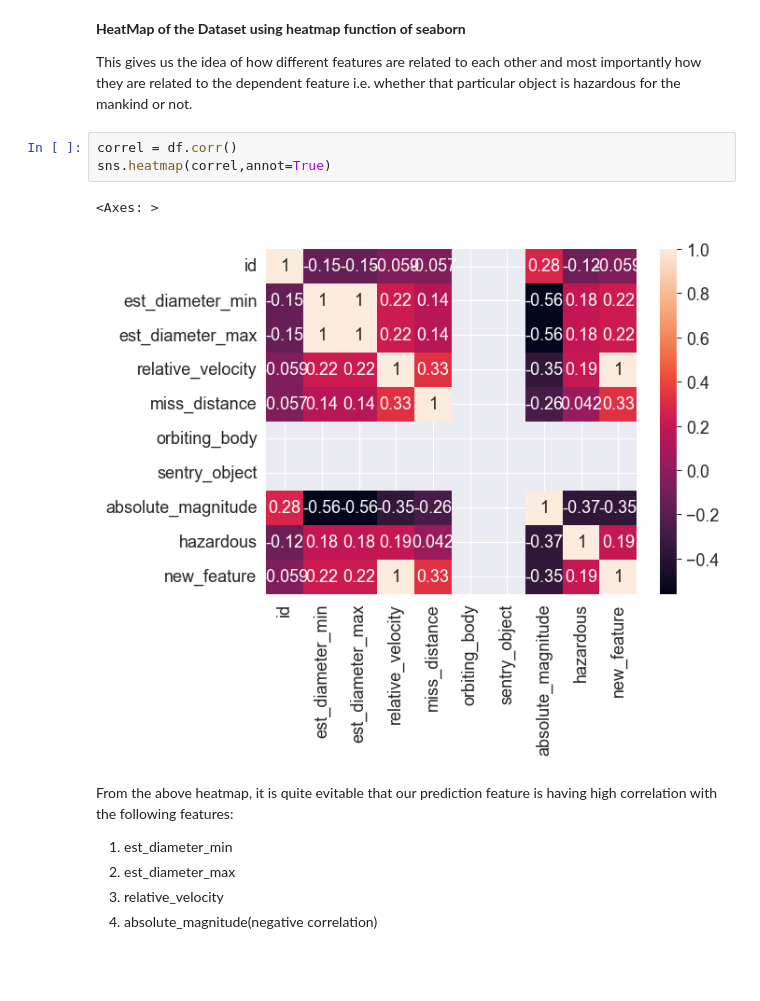
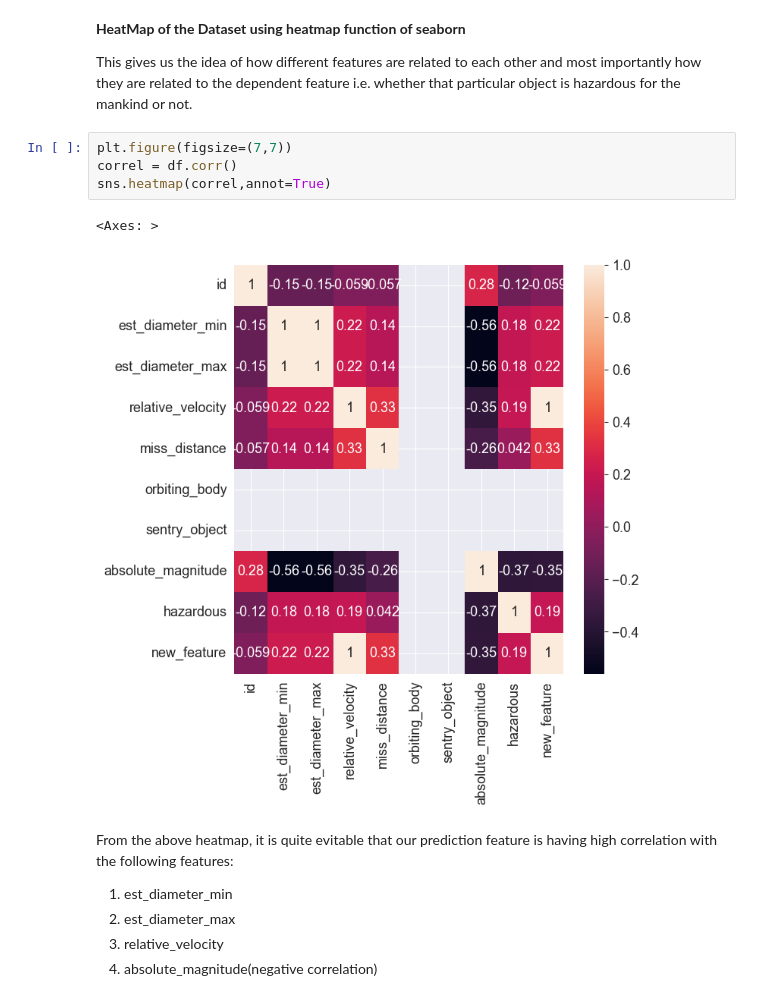
Before and after one commit to RashidSiddiqui2004/DevComm-ML-Task, a Jupyter notebook: DevCommNASAtask.ipynb, the cells around one changed output. Cells and saved outputs as stored; diff of their text form; blank space fills up the shorter version.

```diff
--- a/DevCommNASAtask.ipynb
+++ b/DevCommNASAtask.ipynb
@@ -183,11 +185,12 @@ graph = sns.pairplot(df[numerical_cols+['hazardous']],hue = 'hazardous')
 This gives us the idea of how different features are related to each other and most
 importantly how they are related to the dependent feature i.e. whether that particular object is hazardous for the mankind or not.
 # %%
+plt.figure(figsize=(7,7))
 correl = df.corr()
 sns.heatmap(correl,annot=True)
 # %% [output]
 <Axes: >
-[figure, old version]
+[figure, new version]
 # %% [markdown]
 From the above heatmap, it is quite evitable that our prediction feature is having high correlation
 with the following features:
```
Also changed, not shown: parts of 30 cells of this notebook.
